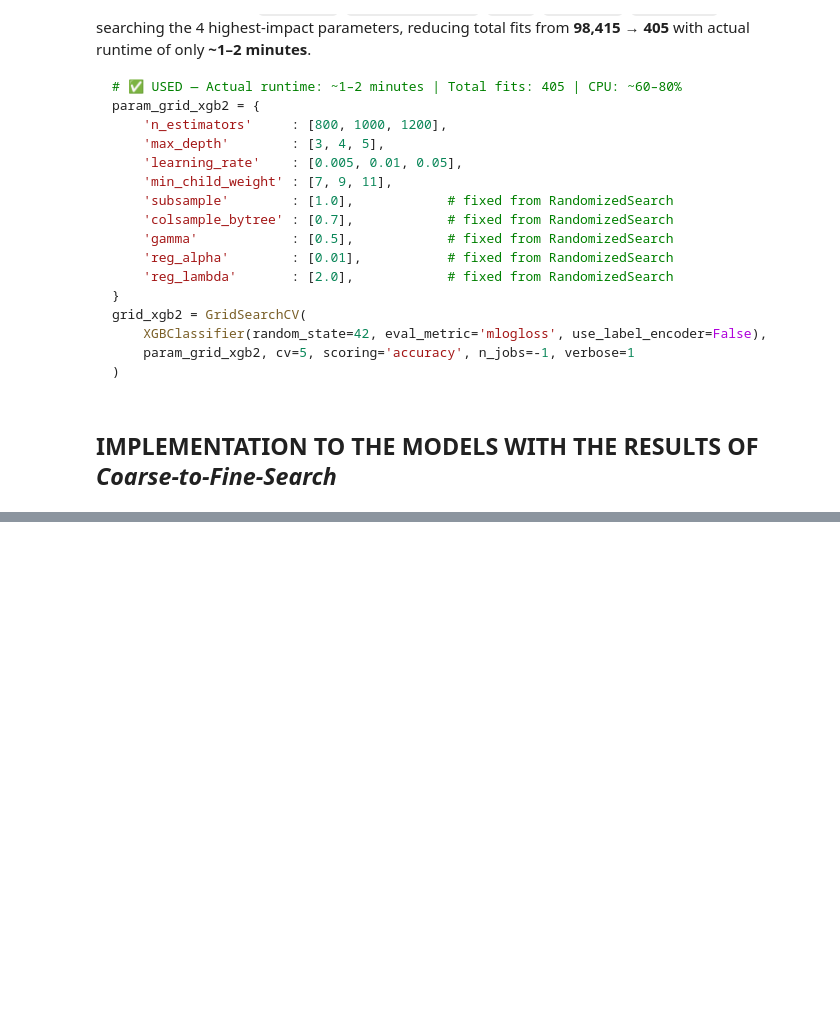
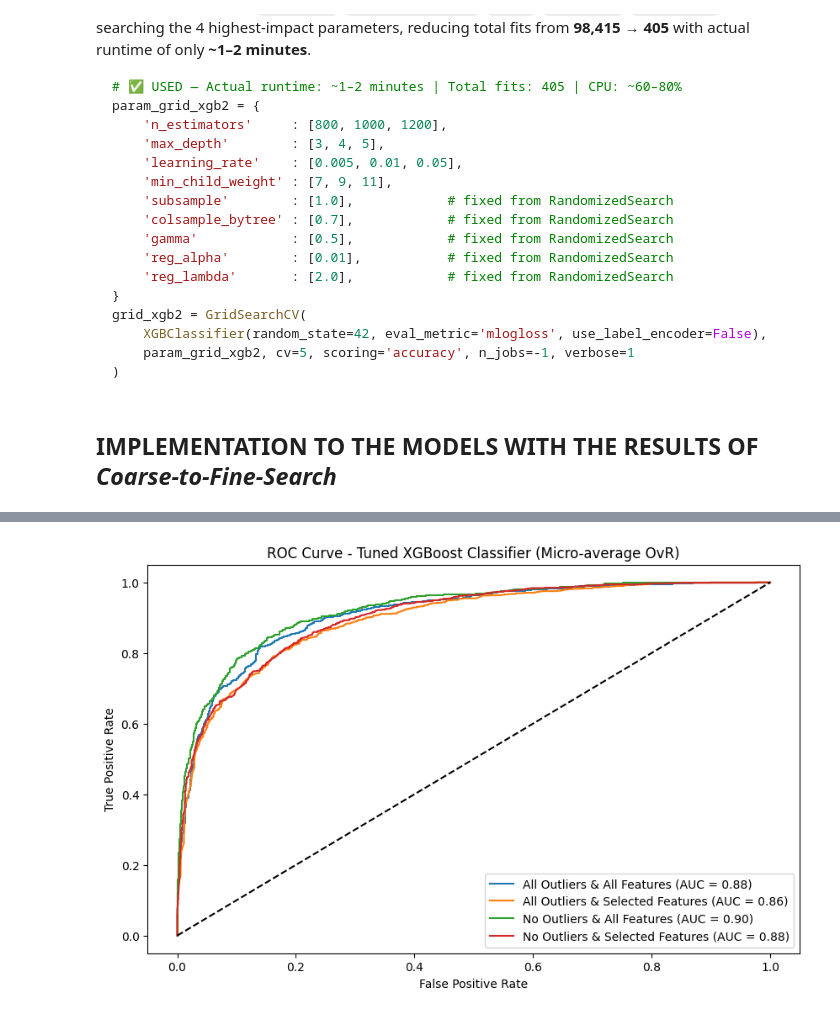
Before and after one commit to Bagus2510/predict-student-dropout, a Jupyter notebook: notebooks/03_03_xgboost_classifier_model.ipynb, the cells around one changed output, grey strips where cells are left out. Drawn from its saved outputs; the diff is of its cells as text; code cells hidden in the pictures; blank space fills up the shorter version.

```diff
--- a/notebooks/03_03_xgboost_classifier_model.ipynb
+++ b/notebooks/03_03_xgboost_classifier_model.ipynb
@@ -508,0 +657,34 @@ grid_xgb2 = GridSearchCV(
+# %%
+# ROC Curve (multiclass-safe, micro-average)
+def get_micro_roc(y_true, y_proba, class_labels):
+    y_true_bin = label_binarize(y_true, classes=class_labels)
+    fpr, tpr, _ = roc_curve(y_true_bin.ravel(), y_proba.ravel())
+    auc_score = roc_auc_score(y_true, y_proba, multi_class='ovr')
+    return fpr, tpr, auc_score
+
+fpr_a_o_a_f, tpr_a_o_a_f, auc_a_o_a_f = get_micro_roc(
+    y_test_a_o_a_f, xgb_tuned_a_o_a_f.predict_proba(X_test_a_o_a_f), xgb_tuned_a_o_a_f.classes_
+)
+fpr_a_o_s_f, tpr_a_o_s_f, auc_a_o_s_f = get_micro_roc(
+    y_test_a_o_s_f, xgb_tuned_a_o_s_f.predict_proba(X_test_a_o_s_f), xgb_tuned_a_o_s_f.classes_
+)
+fpr_n_o_a_f, tpr_n_o_a_f, auc_n_o_a_f = get_micro_roc(
+    y_test_n_o_a_f, xgb_tuned_n_o_a_f.predict_proba(X_test_n_o_a_f), xgb_tuned_n_o_a_f.classes_
+)
+fpr_n_o_s_f, tpr_n_o_s_f, auc_n_o_s_f = get_micro_roc(
+    y_test_n_o_s_f, xgb_tuned_n_o_s_f.predict_proba(X_test_n_o_s_f), xgb_tuned_n_o_s_f.classes_
+)
+
+plt.figure(figsize=(10, 6))
+plt.plot(fpr_a_o_a_f, tpr_a_o_a_f, label='All Outliers & All Features (AUC = {:.2f})'.format(auc_a_o_a_f))
+plt.plot(fpr_a_o_s_f, tpr_a_o_s_f, label='All Outliers & Selected Features (AUC = {:.2f})'.format(auc_a_o_s_f))
+plt.plot(fpr_n_o_a_f, tpr_n_o_a_f, label='No Outliers & All Features (AUC = {:.2f})'.format(auc_n_o_a_f))
+plt.plot(fpr_n_o_s_f, tpr_n_o_s_f, label='No Outliers & Selected Features (AUC = {:.2f})'.format(auc_n_o_s_f))
+plt.plot([0, 1], [0, 1], 'k--')
+plt.xlabel('False Positive Rate')
+plt.ylabel('True Positive Rate')
+plt.title('ROC Curve - Tuned XGBoost Classifier (Micro-average OvR)')
+plt.legend(loc='lower right')
+plt.show()
+# %% [output]
+[figure, added]
```
Also changed, not shown: parts of 7 cells of this notebook.
